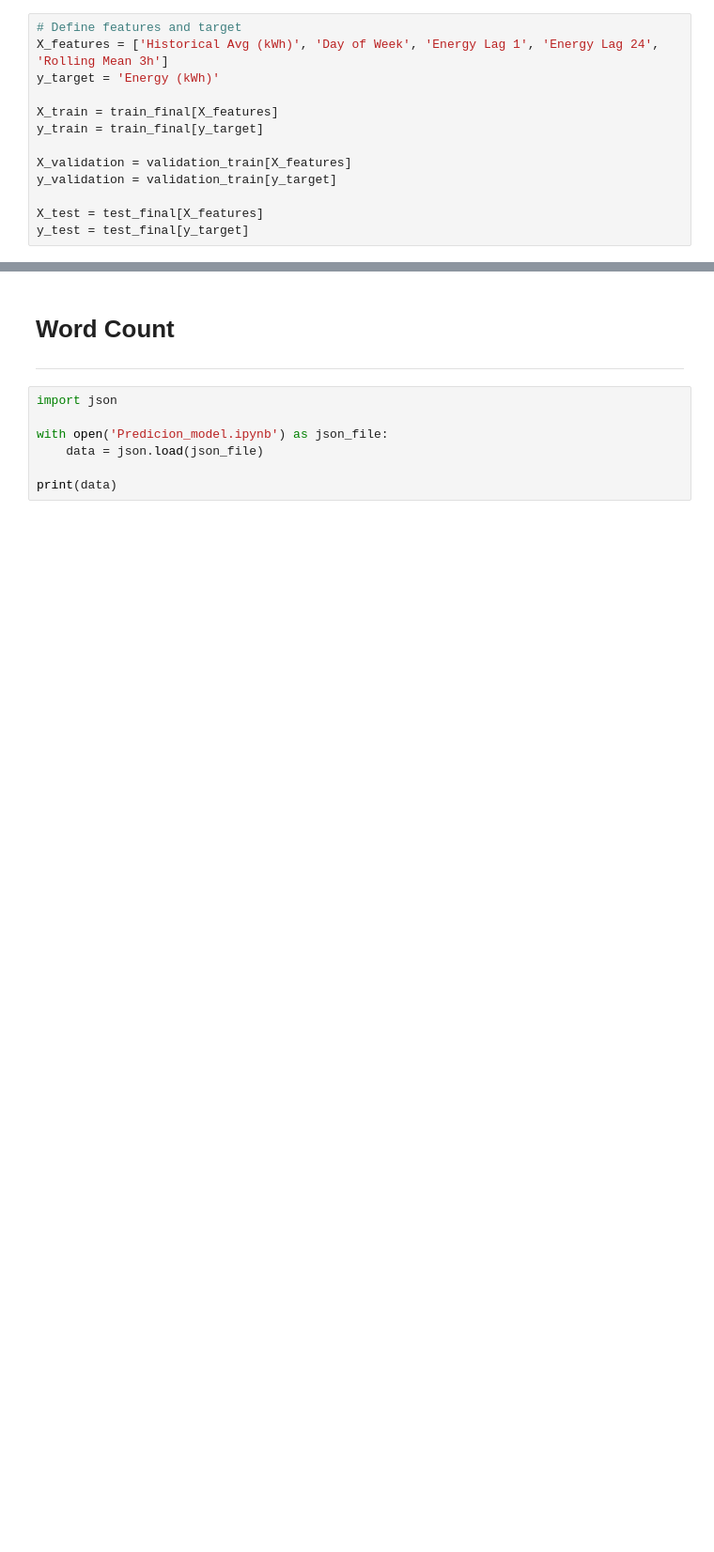
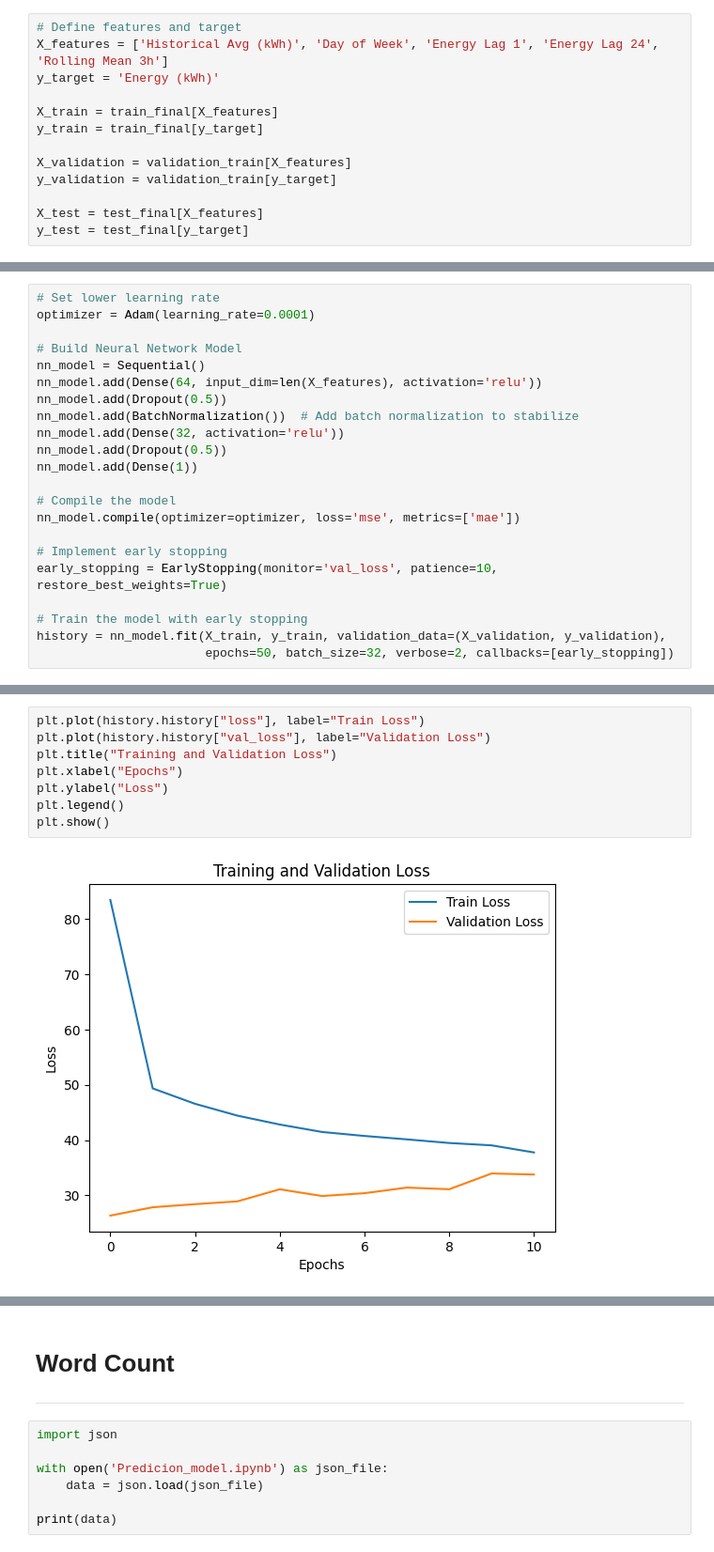
Before and after one commit to DitteGilsfeldt/42577-Introduction-to_Business_Analytics__Project, a Jupyter notebook: Predicion_model.ipynb, the cells around one changed output, grey strips where cells are left out. Shown at 94% size. Saved outputs shown, nothing was run; the diff lists cells and outputs as text; blank space fills up the shorter version.

```diff
--- a/Predicion_model.ipynb
+++ b/Predicion_model.ipynb
@@ -305,0 +340,22 @@ The MAE plot on the right evaluates the models based on their average absolute e
+# %%
+# Set lower learning rate
+optimizer = Adam(learning_rate=0.0001)
+
+# Build Neural Network Model
+nn_model = Sequential()
+nn_model.add(Dense(64, input_dim=len(X_features), activation='relu'))
+nn_model.add(Dropout(0.5))
+nn_model.add(BatchNormalization())  # Add batch normalization to stabilize
+nn_model.add(Dense(32, activation='relu'))
+nn_model.add(Dropout(0.5))
+nn_model.add(Dense(1))
+
+# Compile the model
+nn_model.compile(optimizer=optimizer, loss='mse', metrics=['mae'])
+
+# Implement early stopping
+early_stopping = EarlyStopping(monitor='val_loss', patience=10, restore_best_weights=True)
+
+# Train the model with early stopping
+history = nn_model.fit(X_train, y_train, validation_data=(X_validation, y_validation),
+                       epochs=50, batch_size=32, verbose=2, callbacks=[early_stopping])
@@ -305,0 +387,10 @@ The MAE plot on the right evaluates the models based on their average absolute e
+# %%
+plt.plot(history.history["loss"], label="Train Loss")
+plt.plot(history.history["val_loss"], label="Validation Loss")
+plt.title("Training and Validation Loss")
+plt.xlabel("Epochs")
+plt.ylabel("Loss")
+plt.legend()
+plt.show()
+# %% [output]
+[figure, added]
```
Also changed, not shown: parts of 55 cells of this notebook.
